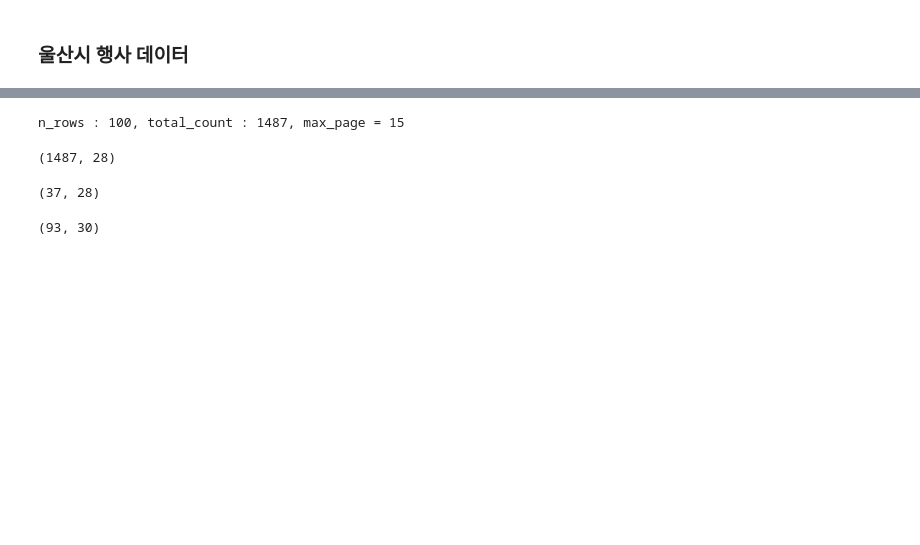
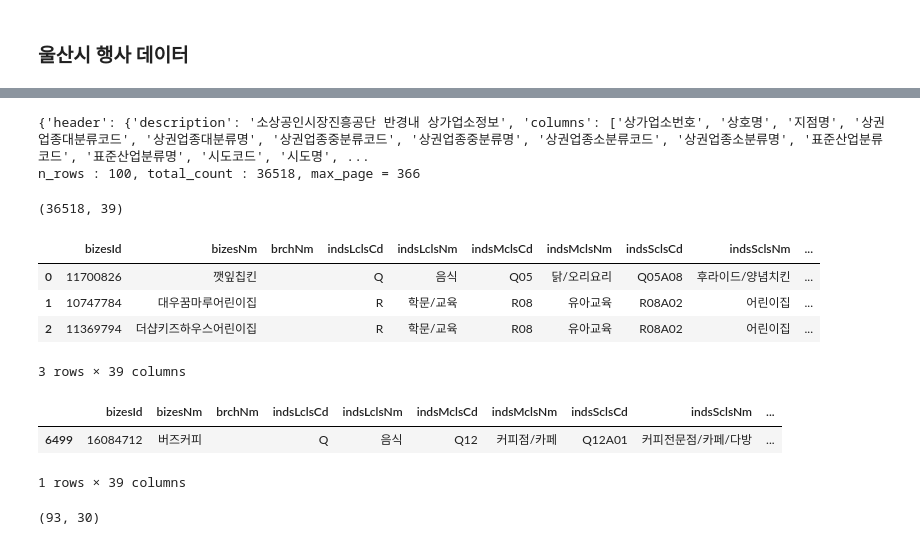
Before and after one commit to Goodmytoy/Passenger_Demand, a Jupyter notebook: model_mr/ref/Load_Trading_Data.ipynb, the cells around one changed output, grey strips where cells are left out. Drawn from its saved outputs; the diff is of its cells as text; code cells hidden in the pictures; blank space fills up the shorter version.

Commit message:
2021-04-15 'modify a Load Trading Data'

```diff
--- a/model_mr/ref/Load_Trading_Data.ipynb
+++ b/model_mr/ref/Load_Trading_Data.ipynb
@@ -16,21 +6,43 @@ params_dict = {"authKey" : 'ReOsv=IfT43PVLSiA4vDRjs=40TCqIw97oVP2D9QpmU=',
+# %%
+serviceKey = "G3XY9sAwKNcG9qftnKjQ%2BoBjKtV7nbVrEavi0hQhJuJAqFiXmxtdgZBDigpCHxz0Vmo3s%2BvvTzKFOw%2ByfGNuRA%3D%3D"
+# %%
+params_dict1 = {"serviceKey" : serviceKey,
+                "pageNo" : 1,
+                "numOfRows" : 100,
+                "radius" : 10000,
+                "region" : '울산',
+                "cx" : 129.31153125892968127,
+                "cy" : 35.53887490788107,
+                "type" : "json"}
 # %%
-trading_api = Trading_Data_by_API(params_dict = params_dict)
+trading_api = Trading_Data_by_API(params_dict = params_dict1)
 # %%
 trading_data = trading_api.get()
 # %% [output]
-n_rows : 100, total_count : 1487, max_page = 15
+{'header': {'description': '소상공인시장진흥공단 반경내 상가업소정보', 'columns': ['상가업소번호', '상호명', '지점명', '상권업종대분류코드', '상권업종대분류명', '상권업종중분류코드', '상권업종중분류명', '상권업종소분류코드', '상권업종소분류명', '표준산업분류코드', '표준산업분류명', '시도코드', '시도명', ...
+n_rows : 100, total_count : 36518, max_page = 366
 # %%
 trading_data.shape
 # %% [output]
-(1487, 28)
+(36518, 39)
+# %%
+trading_data.head(3)
+# %% [output]
+|  | bizesId | bizesNm | brchNm | indsLclsCd | indsLclsNm | indsMclsCd | indsMclsNm | indsSclsCd | indsSclsNm | ... |
+| 0 | 11700826 | 깻잎칩킨 |  | Q | 음식 | Q05 | 닭/오리요리 | Q05A08 | 후라이드/양념치킨 | ... |
+| 1 | 10747784 | 대우꿈마루어린이집 |  | R | 학문/교육 | R08 | 유아교육 | R08A02 | 어린이집 | ... |
+| 2 | 11369794 | 더샵키즈하우스어린이집 |  | R | 학문/교육 | R08 | 유아교육 | R08A02 | 어린이집 | ... |
+3 rows × 39 columns
+# %%
+trading_data[trading_data.lon == trading_data.lon.max()]
+# %% [output]
+|  | bizesId | bizesNm | brchNm | indsLclsCd | indsLclsNm | indsMclsCd | indsMclsNm | indsSclsCd | indsSclsNm | ... |
+| 6499 | 16084712 | 버즈커피 |  | Q | 음식 | Q12 | 커피점/카페 | Q12A01 | 커피전문점/카페/다방 | ... |
+1 rows × 39 columns
 # %%
 trading_data["updateDt"] = pd.to_datetime(trading_data["updateDt"], format = "%Y-%m-%d")
 # %%
 trading_data = trading_data.loc[trading_data["siteWhlAddr"].str.contains("울산")].reset_index(drop=True)
-# %%
-trading_data.shape
-# %% [output]
-(37, 28)
 # %%
 trading_data = get_geocodeDf(trading_data, "rdnWhlAddr")
 # %%
```
Also changed, not shown: parts of 6 cells of this notebook, 30 other files.
